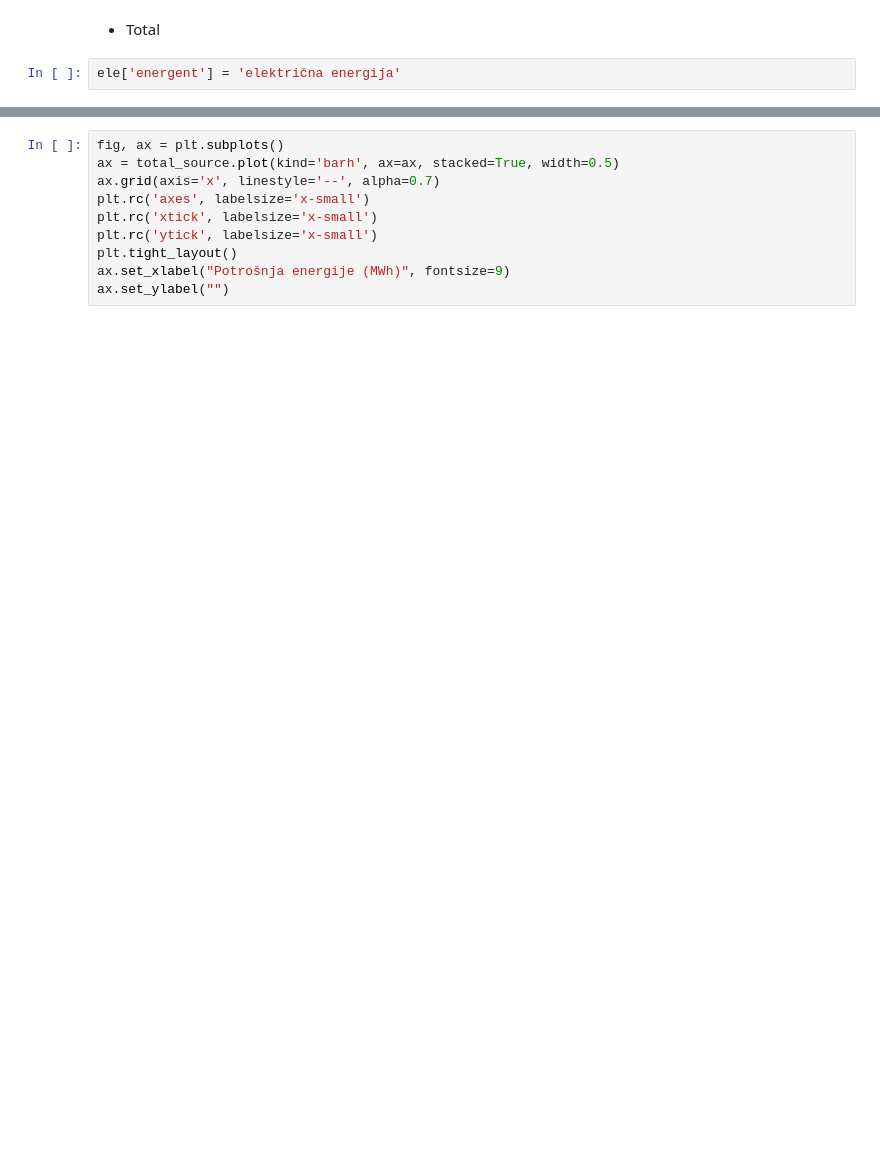
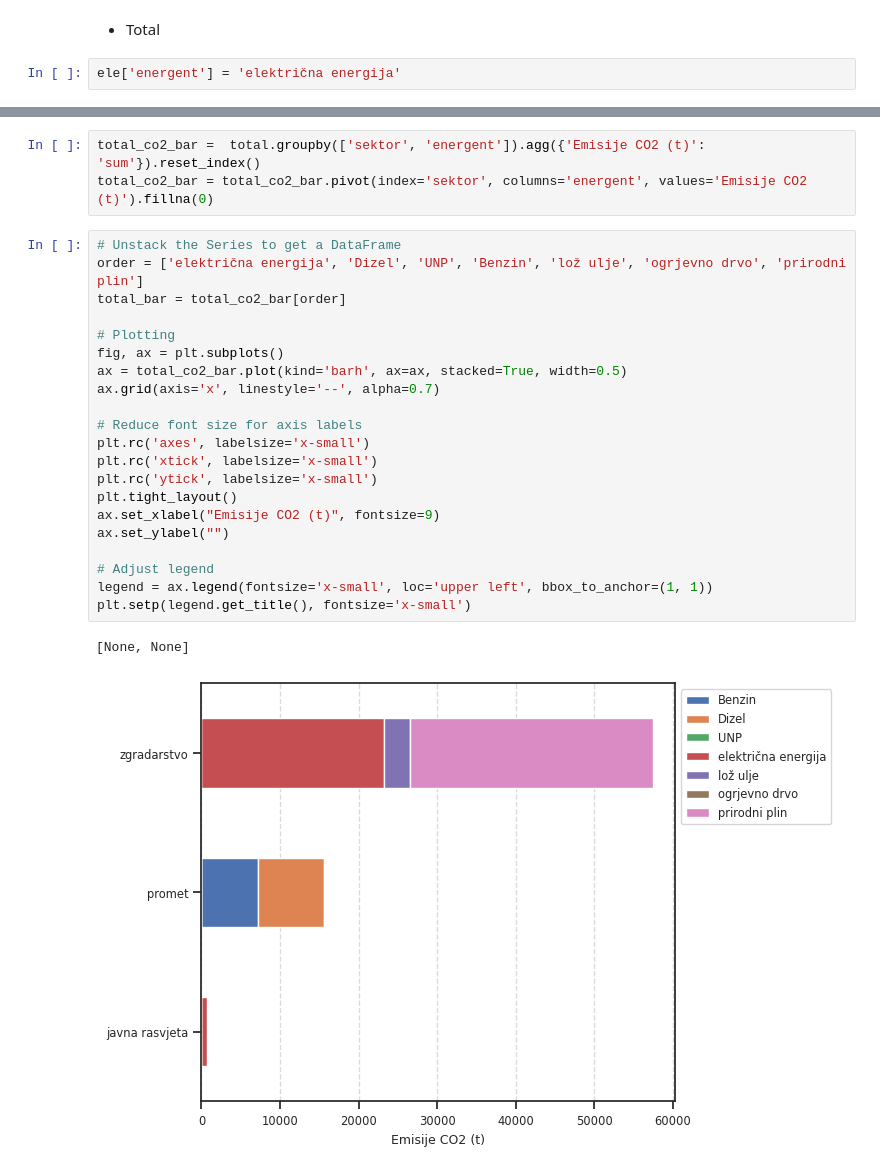
Before and after one commit to Green-Zone-Lab/vk_secap, a Jupyter notebook: notebooks/2011_Base_inventory.ipynb, the cells around one changed output, grey strips where cells are left out. Saved outputs shown, nothing was run; the diff lists cells and outputs as text; blank space fills up the shorter version.

```diff
--- a/notebooks/2011_Base_inventory.ipynb
+++ b/notebooks/2011_Base_inventory.ipynb
@@ -465,11 +500,28 @@ total_source = total.groupby('energent').sum().sort_values()
+# %%
+total_co2_bar =  total.groupby(['sektor', 'energent']).agg({'Emisije CO2 (t)': 'sum'}).reset_index()
+total_co2_bar = total_co2_bar.pivot(index='sektor', columns='energent', values='Emisije CO2 (t)').fillna(0)
 # %%
+# Unstack the Series to get a DataFrame
+order = ['električna energija', 'Dizel', 'UNP', 'Benzin', 'lož ulje', 'ogrjevno drvo', 'prirodni plin']
+total_bar = total_co2_bar[order]
+
+# Plotting
 fig, ax = plt.subplots()
-ax = total_source.plot(kind='barh', ax=ax, stacked=True, width=0.5)
+ax = total_co2_bar.plot(kind='barh', ax=ax, stacked=True, width=0.5)
 ax.grid(axis='x', linestyle='--', alpha=0.7)
+
+# Reduce font size for axis labels
 plt.rc('axes', labelsize='x-small')
 plt.rc('xtick', labelsize='x-small')
 plt.rc('ytick', labelsize='x-small')
 plt.tight_layout()
-ax.set_xlabel("Potrošnja energije (MWh)", fontsize=9)
+ax.set_xlabel("Emisije CO2 (t)", fontsize=9)
 ax.set_ylabel("")
+
+# Adjust legend
+legend = ax.legend(fontsize='x-small', loc='upper left', bbox_to_anchor=(1, 1))
+plt.setp(legend.get_title(), fontsize='x-small')
+# %% [output]
+[None, None]
+[figure, added]
 # %%
```
Also changed, not shown: parts of 30 cells of this notebook.
